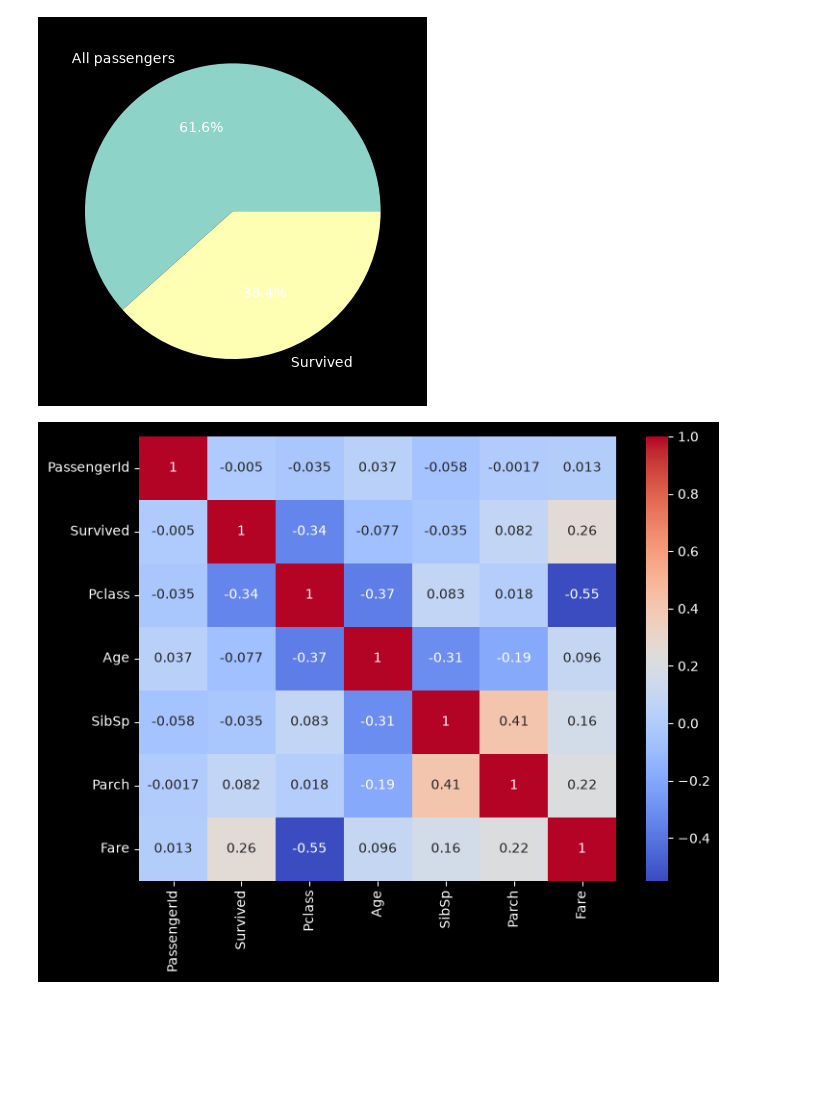
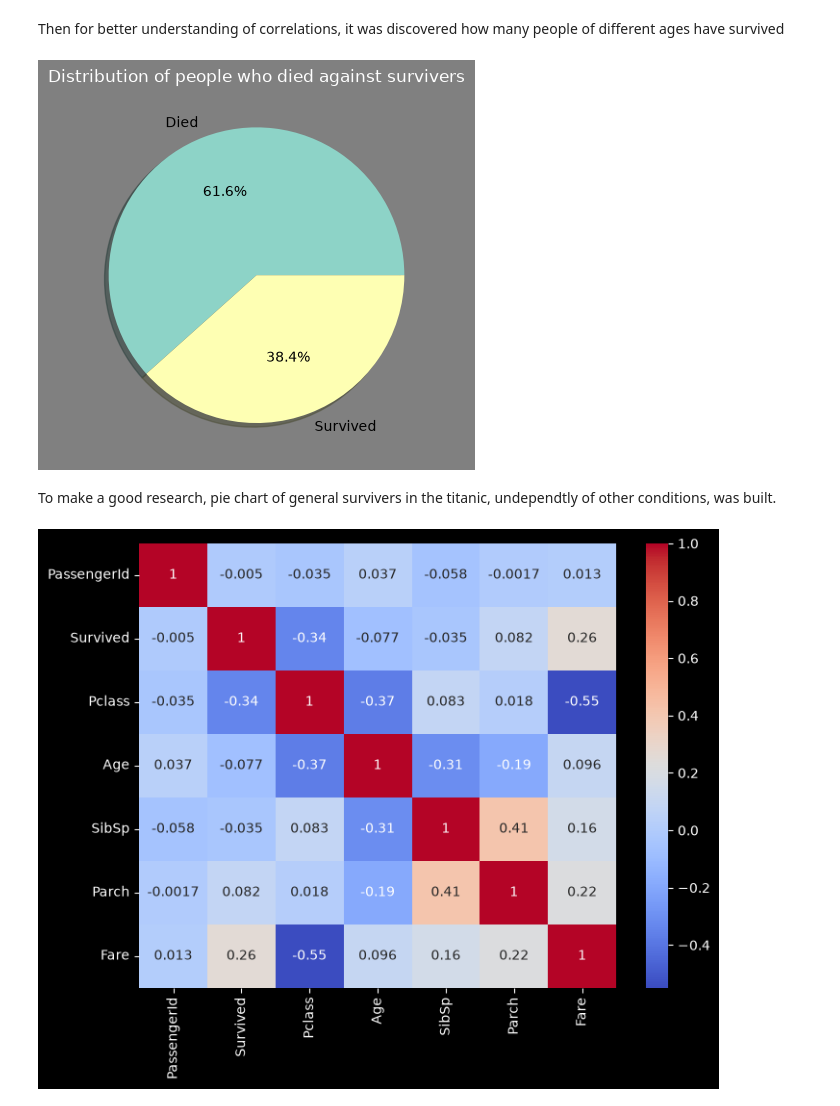
Before and after one commit to skyaax/TitanicDataset, a Jupyter notebook: Titanic.ipynb, the cells around one changed output. Saved outputs shown, nothing was run; the diff lists cells and outputs as text; code cells hidden in the pictures; blank space fills up the shorter version.

```diff
--- a/Titanic.ipynb
+++ b/Titanic.ipynb
@@ -54,10 +79,16 @@ plt.show()
+# %% [markdown]
+Then for better understanding of correlations, it was discovered how many people of different ages have survived
 # %%
 all_class_survivors = titanic_df[titanic_df["Survived"] == 1]
 ratio_total = [len(titanic_df.index) - len(all_class_survivors.index), len(all_class_survivors.index)]
-plt.pie(ratio_total,labels=["All passengers","Survived"],autopct='%1.1f%%')
+fig = plt.figure(facecolor='grey')
+plt.pie(ratio_total,labels=["Died","Survived"],autopct='%1.1f%%',textprops={'color': 'black'},shadow=True)
+plt.title("Distribution of people who died against survivers")
 plt.show()
 # %% [output]
-[figure, old version]
+[figure, new version]
+# %% [markdown]
+To make a good research, pie chart of general survivers in the titanic, undependtly of other conditions, was built.
 # %%
 import seaborn as sns
 
```
Also changed, not shown: parts of 18 cells of this notebook.
